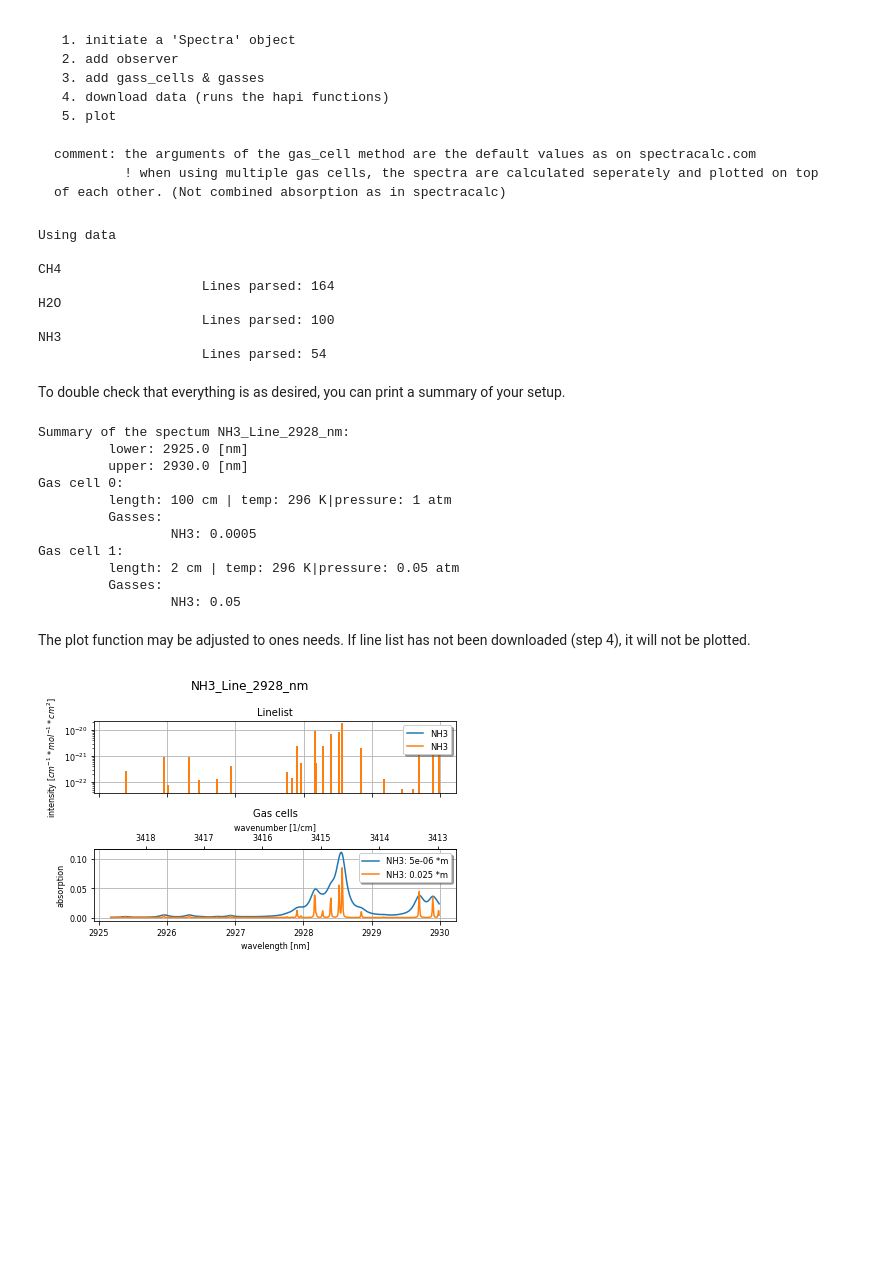
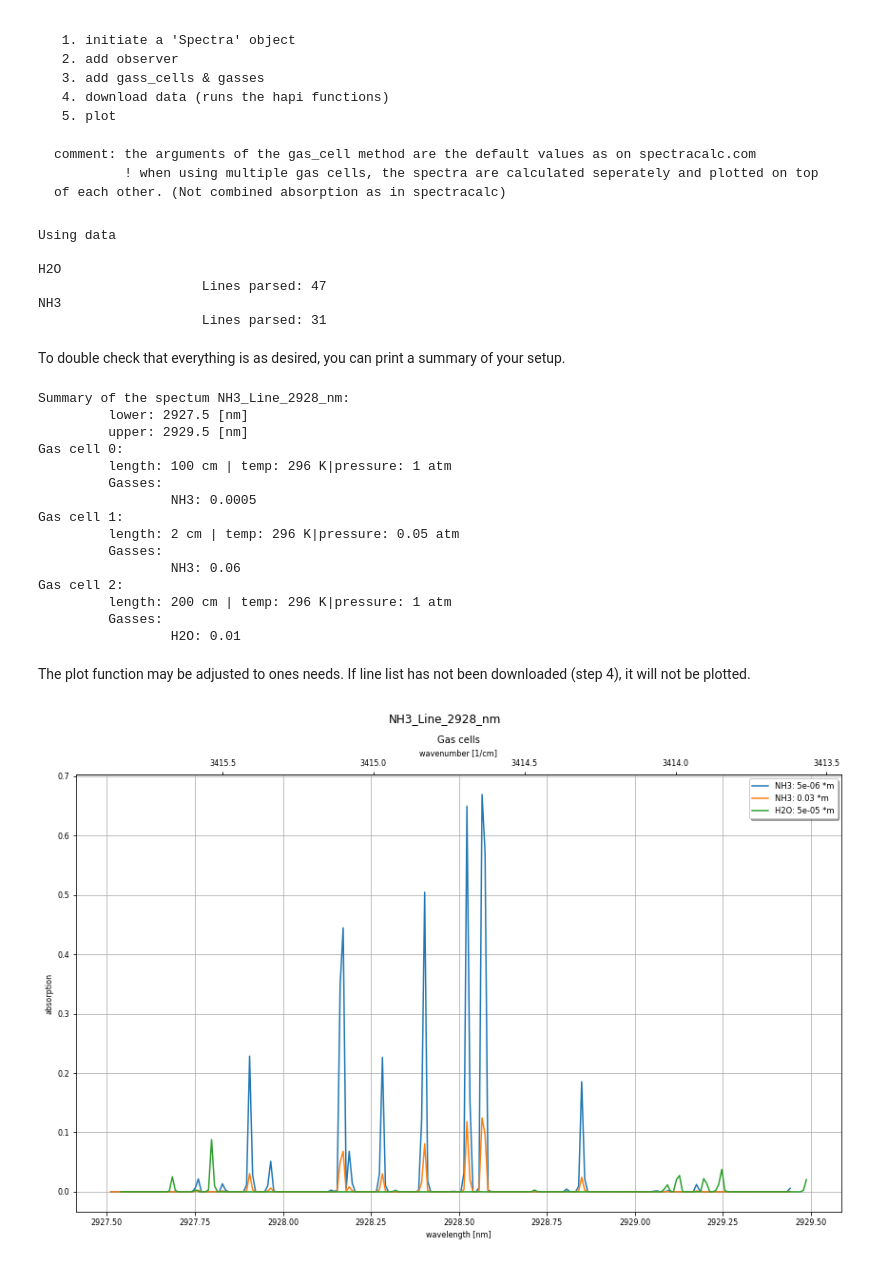
Before and after one commit to dermahax/spectracalc_hapi, a Jupyter notebook: saved_spectra/NH3_reference_cell.ipynb, the cells around one changed output. Cells and saved outputs as stored; diff of their text form; code cells hidden in the pictures; blank space fills up the shorter version.

```diff
--- a/saved_spectra/NH3_reference_cell.ipynb
+++ b/saved_spectra/NH3_reference_cell.ipynb
@@ -15,16 +15,10 @@
 %%capture
 %load_ext autoreload
 %autoreload 2
+import os, sys
+parent = os.path.dirname(os.getcwd())
+sys.path.append(parent)
 from classes import Spectra, Observer, HiddenPrints
-# %% [output]
-Using data
-
-CH4
-                     Lines parsed: 164
-H2O
-                     Lines parsed: 100
-NH3
-                     Lines parsed: 54
 # %%
 %%capture
 #%% 1. create a spectrum
@@ -42,27 +36,43 @@ my_spectrum.add_gas_cell(temperature    = 296,          # K
                          length         = 100,          # cm
                          no_gasses      = 1)            # number of gasses
 my_spectrum.gas_cells[-1].add_gas(gas_name  = "NH3",    # as in hitran
-                                    VMR       = 0.5E-3)
+                                    VMR       = 500E-6) # 500 ppm
 # cell 1 - NH3 reference cell
 my_spectrum.add_gas_cell(temperature    = 296,          # K
                          pressure       = 0.05,         # atm
                          length         = 2,            # cm
+                         diluent        = {'N2'}
                          no_gasses      = 1)            # number of gasses)
 my_spectrum.gas_cells[-1].add_gas(gas_name  = "NH3",
-                                  VMR       = 50000E-6)
+                                  VMR       = 60000E-6)
+
+# cell 21 - H2O check
+my_spectrum.add_gas_cell(temperature    = 296,          # K
+                         pressure       = 1,         # atm
+                         length         = 200,            # cm
+                         no_gasses      = 1)            # number of gasses)
+my_spectrum.gas_cells[-1].add_gas(gas_name  = "H2O",
+                                  VMR       = 1E-2)
 
 #%% 4. download (running hapi functions)
 with HiddenPrints():            # disables hapi stdout
-    my_spectrum.download(line_list      = True,    #by setting to false, the linelist will nor be downloaded nor plotted.
+    my_spectrum.download(line_list      = False,    #by setting to false, the linelist will nor be downloaded nor plotted.
                           min_intensity = 5E-23 )
+# %% [output]
+Using data
+
+H2O
+                     Lines parsed: 47
+NH3
+                     Lines parsed: 31
 # %% [markdown]
 To double check that everything is as desired, you can print a summary of your setup.
 # %%
 print(my_spectrum)
 # %% [output]
 Summary of the spectum NH3_Line_2928_nm:
-         lower: 2925.0 [nm]
-         upper: 2930.0 [nm]
+         lower: 2927.5 [nm]
+         upper: 2929.5 [nm]
 Gas cell 0:
          length: 100 cm | temp: 296 K|pressure: 1 atm
          Gasses:
@@ -70,15 +80,20 @@ Gas cell 0:
 Gas cell 1:
          length: 2 cm | temp: 296 K|pressure: 0.05 atm
          Gasses:
-                 NH3: 0.05
+                 NH3: 0.06
+Gas cell 2:
+         length: 200 cm | temp: 296 K|pressure: 1 atm
+         Gasses:
+                 H2O: 0.01
 # %% [markdown]
 The plot function may be adjusted to ones needs.
 If line list has not been downloaded (step 4), it will not be plotted.
 # %%
 #%% 5. plot
-my_spectrum.plot()
+my_spectrum.plot(figsize = (12,8),
+                 export = True)
 # %% [output]
-[figure, old version]
+[figure, new version]
 # %%
 #%% 6. export
 my_spectrum.export(directory = 'test')
```
Also changed, not shown: 8 other files.
